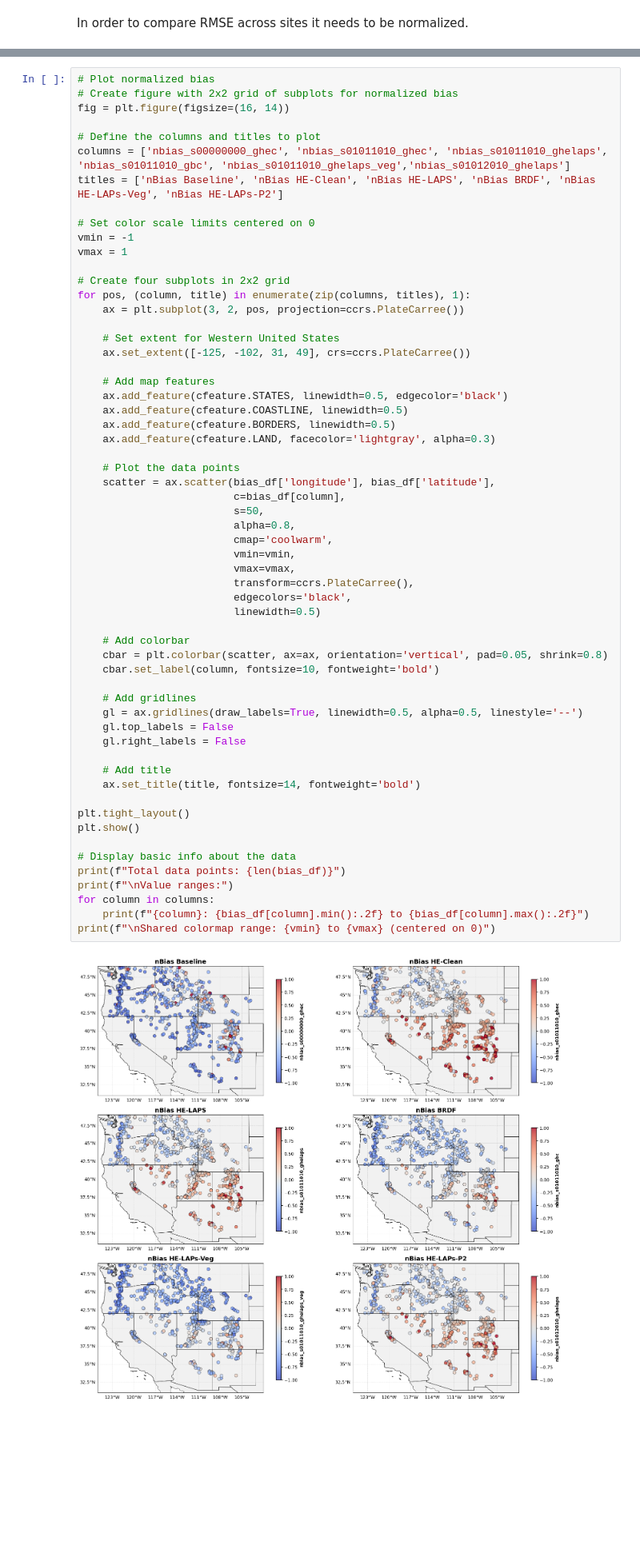
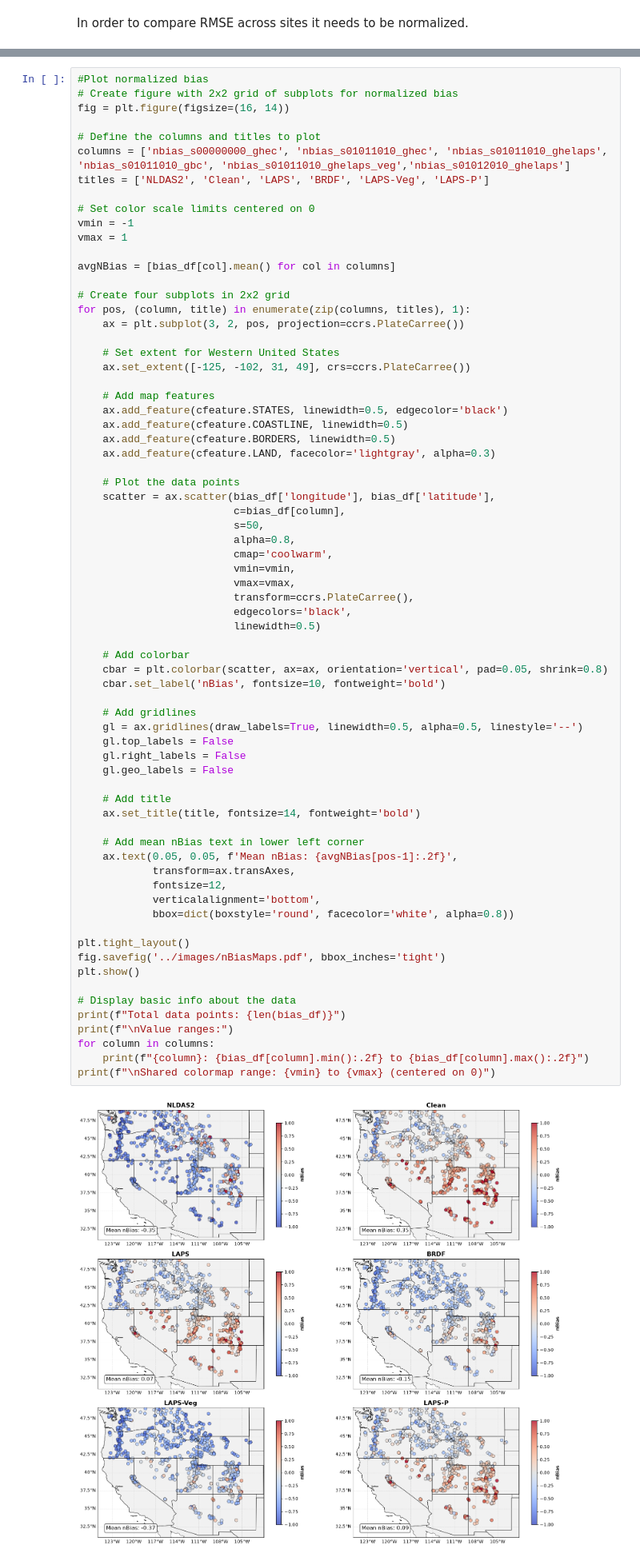
Before and after one commit to chrisrycx/lm4px_data_analysis, a Jupyter notebook: output_analysis/interactive/SpatialError.ipynb, the cells around one changed output, grey strips where cells are left out. Shown at 80% size. Saved outputs shown, nothing was run; the diff lists cells and outputs as text; blank space fills up the shorter version.

Commit message:
Fixed nBias figure

```diff
--- a/output_analysis/interactive/SpatialError.ipynb
+++ b/output_analysis/interactive/SpatialError.ipynb
@@ -223,17 +223,19 @@ bias_df['nbias_s01011010_gbc'] = bias_df['bias_s01011010_gbc'] / bias_df['mean_s
 bias_df['nbias_s01011010_ghelaps_veg'] = bias_df['bias_s01011010_ghelaps_veg'] / bias_df['mean_snotel_swe']
 bias_df['nbias_s01012010_ghelaps'] = bias_df['bias_s01012010_ghelaps'] / bias_df['mean_snotel_swe']
 # %%
-# Plot normalized bias
+#Plot normalized bias
 # Create figure with 2x2 grid of subplots for normalized bias
 fig = plt.figure(figsize=(16, 14))
 
 # Define the columns and titles to plot
 columns = ['nbias_s00000000_ghec', 'nbias_s01011010_ghec', 'nbias_s01011010_ghelaps', 'nbias_s01011010_gbc', 'nbias_s01011010_ghelaps_veg','nbias_s01012010_ghelaps']
-titles = ['nBias Baseline', 'nBias HE-Clean', 'nBias HE-LAPS', 'nBias BRDF', 'nBias HE-LAPs-Veg', 'nBias HE-LAPs-P2']
+titles = ['NLDAS2', 'Clean', 'LAPS', 'BRDF', 'LAPS-Veg', 'LAPS-P']
 
 # Set color scale limits centered on 0
 vmin = -1
 vmax = 1
+
+avgNBias = [bias_df[col].mean() for col in columns]
 
 # Create four subplots in 2x2 grid
 for pos, (column, title) in enumerate(zip(columns, titles), 1):
@@ -254,35 +256,44 @@ for pos, (column, title) in enumerate(zip(columns, titles), 1):
                          s=50,
                          alpha=0.8,
                          cmap='coolwarm',
                          vmin=vmin,
                          vmax=vmax,
                          transform=ccrs.PlateCarree(),
                          edgecolors='black',
                          linewidth=0.5)
 
     # Add colorbar
     cbar = plt.colorbar(scatter, ax=ax, orientation='vertical', pad=0.05, shrink=0.8)
-    cbar.set_label(column, fontsize=10, fontweight='bold')
+    cbar.set_label('nBias', fontsize=10, fontweight='bold')
 
     # Add gridlines
     gl = ax.gridlines(draw_labels=True, linewidth=0.5, alpha=0.5, linestyle='--')
     gl.top_labels = False
     gl.right_labels = False
+    gl.geo_labels = False
 
     # Add title
     ax.set_title(title, fontsize=14, fontweight='bold')
 
+    # Add mean nBias text in lower left corner
+    ax.text(0.05, 0.05, f'Mean nBias: {avgNBias[pos-1]:.2f}',
+            transform=ax.transAxes,
+            fontsize=12,
+            verticalalignment='bottom',
+            bbox=dict(boxstyle='round', facecolor='white', alpha=0.8))
+
 plt.tight_layout()
+fig.savefig('../images/nBiasMaps.pdf', bbox_inches='tight')
 plt.show()
 
 # Display basic info about the data
 print(f"Total data points: {len(bias_df)}")
 print(f"\nValue ranges:")
 for column in columns:
     print(f"{column}: {bias_df[column].min():.2f} to {bias_df[column].max():.2f}")
 print(f"\nShared colormap range: {vmin} to {vmax} (centered on 0)")
 # %% [output]
-[figure, old version]
+[figure, new version]
 Total data points: 765
 
 Value ranges:
```
Also changed, not shown: parts of 4 cells of this notebook, 1 other file.
